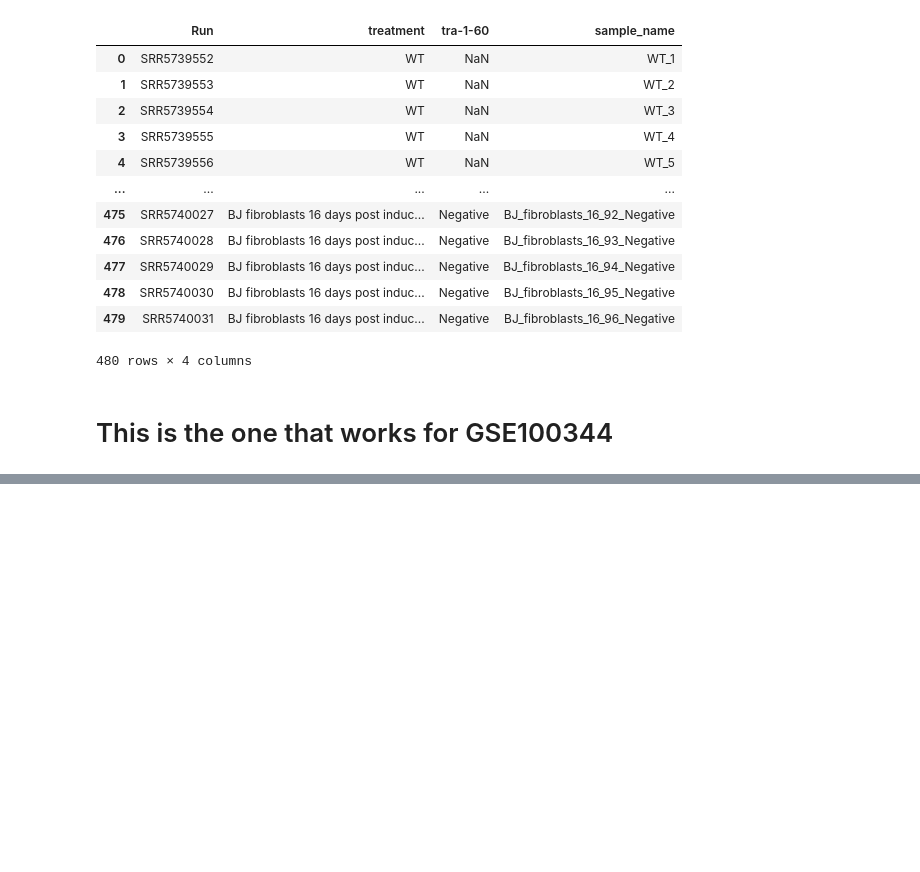
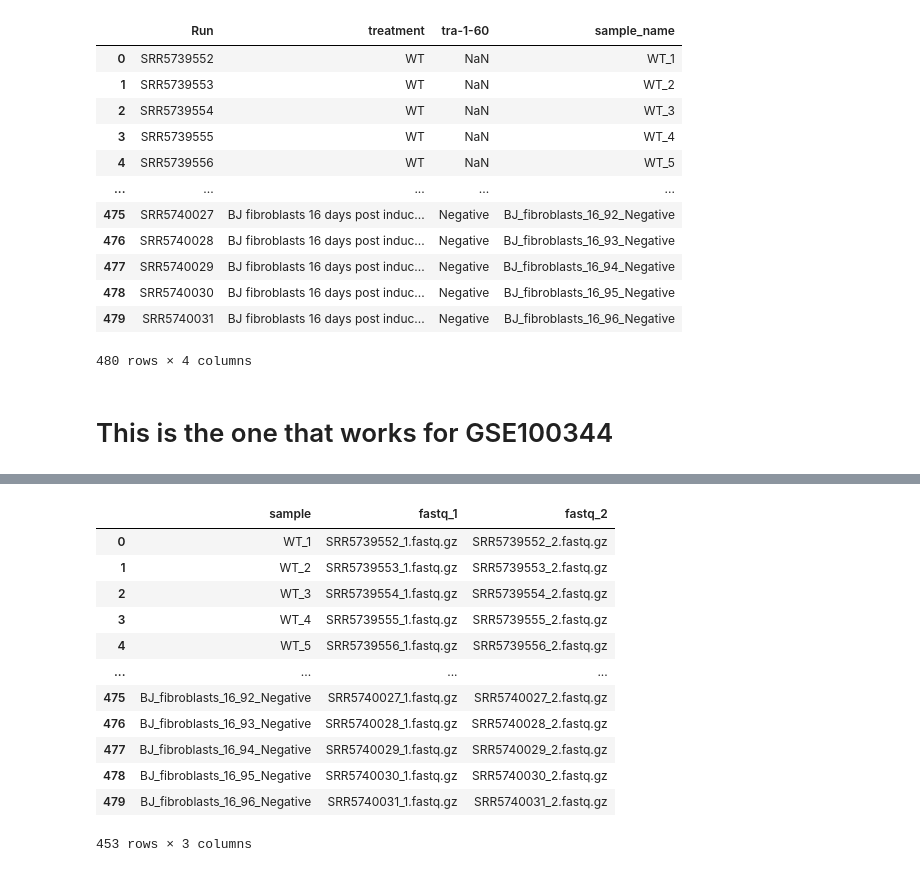
Before and after one commit to lautaro450/scrna-pipelines, a Jupyter notebook: create_samplesheet.ipynb, the cells around one changed output, grey strips where cells are left out. Cells and saved outputs as stored; diff of their text form; code cells hidden in the pictures; blank space fills up the shorter version.

Commit message:
adding script to create samplesheet

```diff
--- a/create_samplesheet.ipynb
+++ b/create_samplesheet.ipynb
@@ -119,0 +116,23 @@ See the caveats in the documentation: https://pandas.pydata.org/pandas-docs/stab
+# %%
+import os
+import pandas as pd
+
+file_path = './samplesheet.csv'
+samplesheet = pd.read_csv(file_path)
+
+# Check for missing files
+missing_files = {'fastq_1': [], 'fastq_2': []}
+
+for index, row in samplesheet.iterrows():
+    if not os.path.isfile(row['fastq_1']):
+        missing_files['fastq_1'].append(row['fastq_1'])
+    if not os.path.isfile(row['fastq_2']):
+        missing_files['fastq_2'].append(row['fastq_2'])
+
+missing_files
+
+srr_ids = [filename.split('_')[0] for filename in missing_files['fastq_1']]
+
+print(srr_ids)
+for srr_id in srr_ids:
+    print(srr_id)
@@ -119,0 +157,27 @@ See the caveats in the documentation: https://pandas.pydata.org/pandas-docs/stab
+# %%
+# Remove rows with missing files from the samplesheet
+missing_fastq_1 = set(missing_files['fastq_1'])
+missing_fastq_2 = set(missing_files['fastq_2'])
+
+# Filter out the rows with missing files
+filtered_samplesheet = samplesheet[~samplesheet['fastq_1'].isin(missing_fastq_1) & ~samplesheet['fastq_2'].isin(missing_fastq_2)]
+
+# Save the filtered samplesheet to a new CSV file
+filtered_file_path = './filtered_samplesheet.tsv'
+filtered_samplesheet.to_csv(filtered_file_path, index=False, sep='\t')
+
+filtered_samplesheet
+# %% [output]
+|  | sample | fastq_1 | fastq_2 |
+| 0 | WT_1 | SRR5739552_1.fastq.gz | SRR5739552_2.fastq.gz |
+| 1 | WT_2 | SRR5739553_1.fastq.gz | SRR5739553_2.fastq.gz |
+| 2 | WT_3 | SRR5739554_1.fastq.gz | SRR5739554_2.fastq.gz |
+| 3 | WT_4 | SRR5739555_1.fastq.gz | SRR5739555_2.fastq.gz |
+| 4 | WT_5 | SRR5739556_1.fastq.gz | SRR5739556_2.fastq.gz |
+| ... | ... | ... | ... |
+| 475 | BJ_fibroblasts_16_92_Negative | SRR5740027_1.fastq.gz | SRR5740027_2.fastq.gz |
+| 476 | BJ_fibroblasts_16_93_Negative | SRR5740028_1.fastq.gz | SRR5740028_2.fastq.gz |
+| 477 | BJ_fibroblasts_16_94_Negative | SRR5740029_1.fastq.gz | SRR5740029_2.fastq.gz |
+| 478 | BJ_fibroblasts_16_95_Negative | SRR5740030_1.fastq.gz | SRR5740030_2.fastq.gz |
+| 479 | BJ_fibroblasts_16_96_Negative | SRR5740031_1.fastq.gz | SRR5740031_2.fastq.gz |
+453 rows × 3 columns
```
Also changed, not shown: parts of 9 cells of this notebook, 1 other file.
